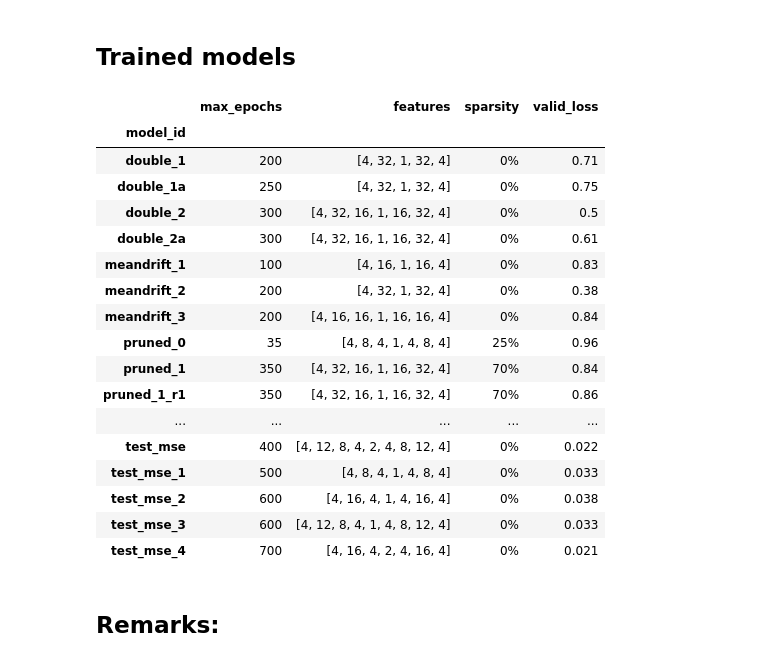
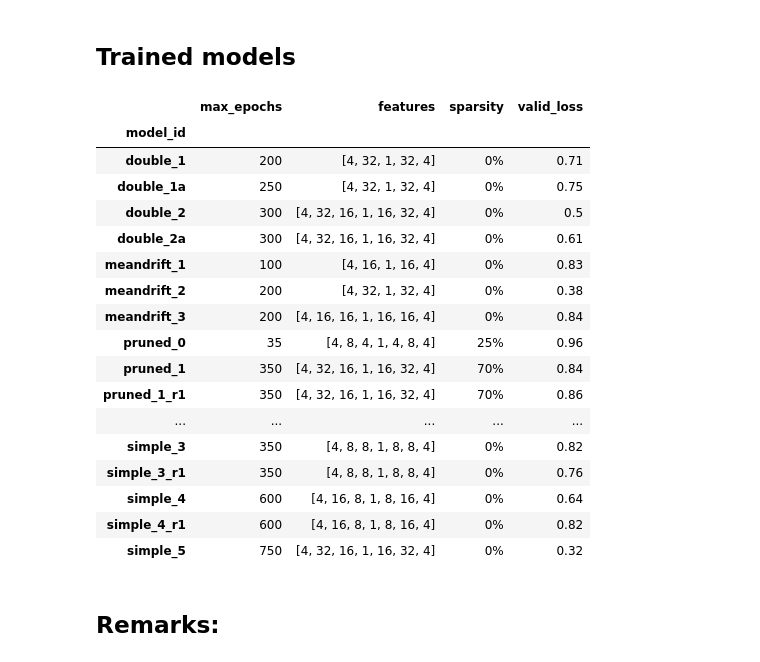
Before and after one commit to przemyslaw-zielinski/sf_nets, a Jupyter notebook: notebooks/rqp4_analyze.ipynb, the cells around one changed output. Drawn from its saved outputs; the diff is of its cells as text; code cells hidden in the pictures.

```diff
--- a/notebooks/rqp4_analyze.ipynb
+++ b/notebooks/rqp4_analyze.ipynb
@@ -71,11 +71,11 @@ columns_dict = {
     'Loss': 'valid_loss'
 }
 # %%
-path = root / 'results/models/rqp4/'
+path = root / 'results' / 'models' / 'rqp4'
 series_list = []
 for file in os.listdir(path):
     fpath = Path(file)
-    if fpath.suffix == '.pt':
+    if fpath.suffix == '.pt' and 'test' not in fpath.stem:
         model_data = torch.load(path / fpath.name)
         par_dict = {
             key:val
@@ -86,49 +86,44 @@ for file in os.listdir(path):
 #         par_dict['train_size'] = model_data['info']['config']['loader']['train_size']
 #         par_dict['valid_size'] = model_data['info']['config']['loader']['valid_size']
         par_dict['features'] = model_data['info'].get('features', [])
-#         par_dict['sparsity'] = model_data['best'].get('sparsity', 0)
         pruning = model_data['info']['config'].get('pruning')
         par_dict['sparsity'] = model_data['best']['sparsity'] if pruning else 0.0
-#         if pruning:
-#             par_dict['sparsity'] = pruning['target_sparsity']
-#         else:
-#             par_dict['sparsity'] = 0.0
         par_dict['valid_loss'] = model_data['history']['valid_losses'][model_data['best']['epoch']-1]
         par_dict['model_id'] = fpath.stem
         series_list.append(par_dict)
 models_df = pd.DataFrame(series_list)
 # models_df.set_index('model_id').sort_values(by='model_id')
 (
 models_df.set_index('model_id')
          .sort_values(by='model_id')
          .style.format({
              'sparsity': '{0:.0%}',
              'valid_loss': '{:.2}',
              'features': lambda x: "{:}".format(list(x)),  # TODO: format with dashes
              'burst_dt': '{:.0e}',
              'burst_size': '{:.0e}'
          })
          .set_properties(**{'font-size': '12pt',})
 )
 # %% [output]
 |  | max_epochs | features | sparsity | valid_loss |
 | model_id |  |  |  |  |
 | double_1 | 200 | [4, 32, 1, 32, 4] | 0% | 0.71 |
 | double_1a | 250 | [4, 32, 1, 32, 4] | 0% | 0.75 |
 | double_2 | 300 | [4, 32, 16, 1, 16, 32, 4] | 0% | 0.5 |
 | double_2a | 300 | [4, 32, 16, 1, 16, 32, 4] | 0% | 0.61 |
 | meandrift_1 | 100 | [4, 16, 1, 16, 4] | 0% | 0.83 |
 | meandrift_2 | 200 | [4, 32, 1, 32, 4] | 0% | 0.38 |
 | meandrift_3 | 200 | [4, 16, 16, 1, 16, 16, 4] | 0% | 0.84 |
 | pruned_0 | 35 | [4, 8, 4, 1, 4, 8, 4] | 25% | 0.96 |
 | pruned_1 | 350 | [4, 32, 16, 1, 16, 32, 4] | 70% | 0.84 |
 | pruned_1_r1 | 350 | [4, 32, 16, 1, 16, 32, 4] | 70% | 0.86 |
 | ... | ... | ... | ... | ... |
-| test_mse | 400 | [4, 12, 8, 4, 2, 4, 8, 12, 4] | 0% | 0.022 |
-| test_mse_1 | 500 | [4, 8, 4, 1, 4, 8, 4] | 0% | 0.033 |
-| test_mse_2 | 600 | [4, 16, 4, 1, 4, 16, 4] | 0% | 0.038 |
-| test_mse_3 | 600 | [4, 12, 8, 4, 1, 4, 8, 12, 4] | 0% | 0.033 |
-| test_mse_4 | 700 | [4, 16, 4, 2, 4, 16, 4] | 0% | 0.021 |
+| simple_3 | 350 | [4, 8, 8, 1, 8, 8, 4] | 0% | 0.82 |
+| simple_3_r1 | 350 | [4, 8, 8, 1, 8, 8, 4] | 0% | 0.76 |
+| simple_4 | 600 | [4, 16, 8, 1, 8, 16, 4] | 0% | 0.64 |
+| simple_4_r1 | 600 | [4, 16, 8, 1, 8, 16, 4] | 0% | 0.82 |
+| simple_5 | 750 | [4, 32, 16, 1, 16, 32, 4] | 0% | 0.32 |
 # %% [markdown]
 ## Remarks:
 # %% [markdown]
```
Also changed, not shown: parts of 7 cells of this notebook, 1 other file.
